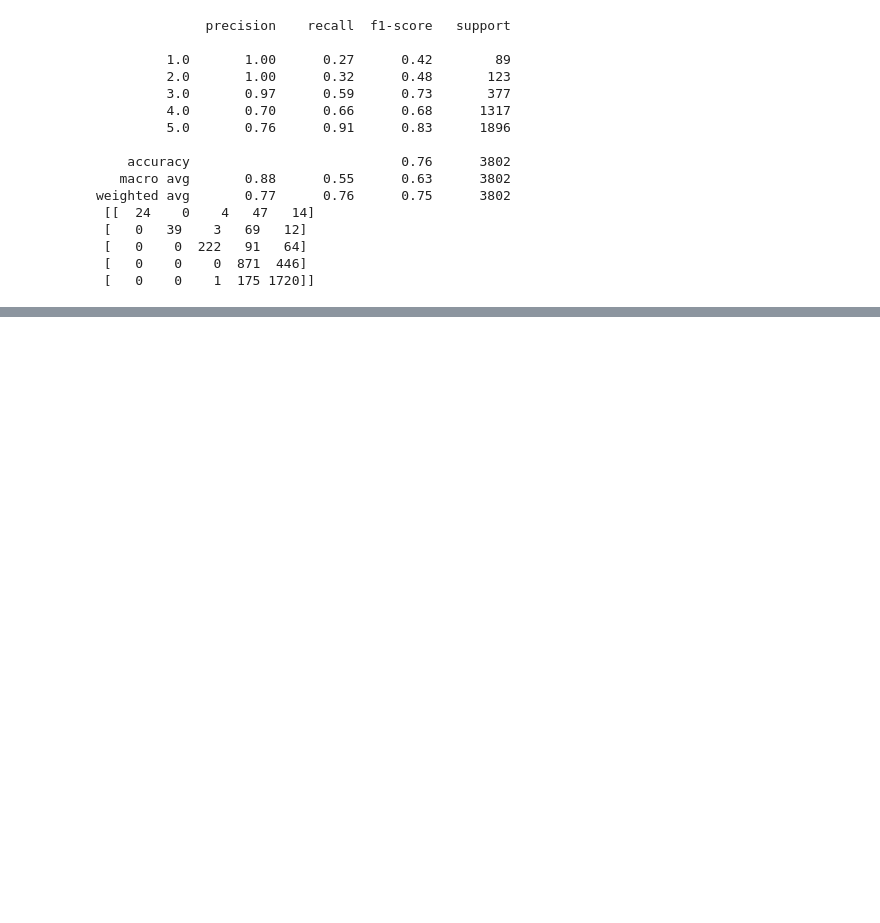
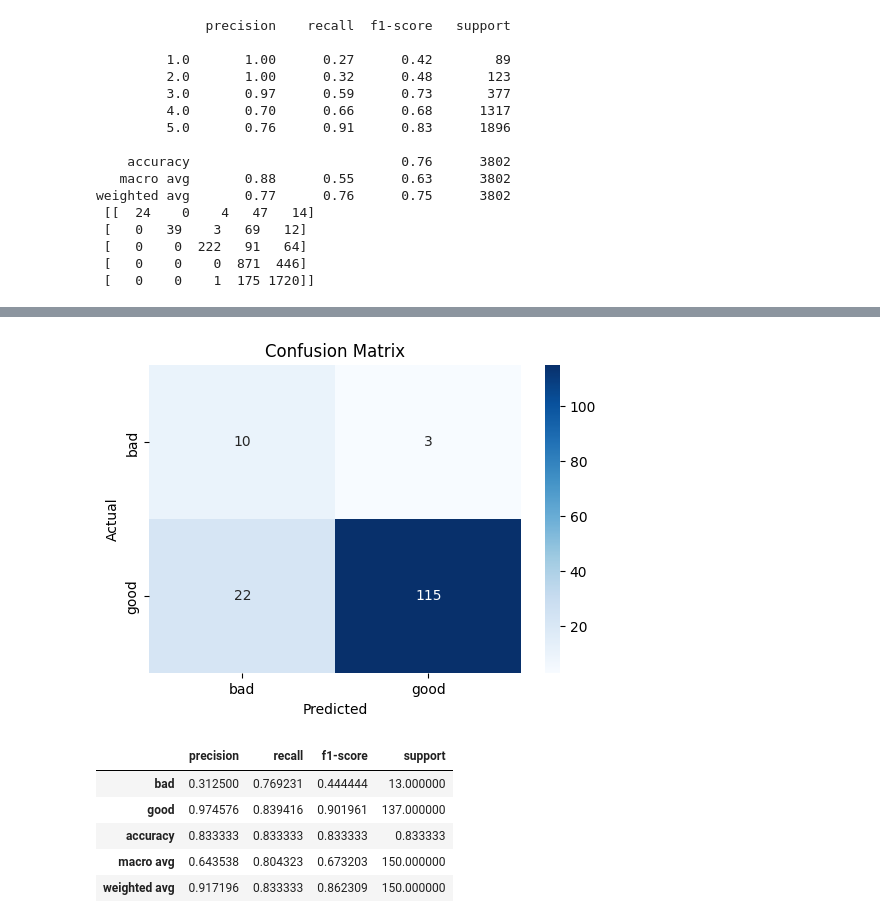
Before and after one commit to Lakes41/Course-Reviews-Sentiment-analysis, a Jupyter notebook: Main.ipynb, the cells around one changed output, grey strips where cells are left out. Cells and saved outputs as stored; diff of their text form; code cells hidden in the pictures; blank space fills up the shorter version.

```diff
--- a/Main.ipynb
+++ b/Main.ipynb
@@ -278,0 +445,35 @@ weighted avg       0.77      0.76      0.75      3802
+# %%
+# Prepare the features and labels from the cleaned test set for model application
+X_test_set_clean = test_set_clean['review_comment']
+y_test_set_clean = test_set_clean['review_rating']
+
+# Use the trained model to predict the sentiments of the reviews in the cleaned test set
+y_pred_test_set_clean = text_clf_upsampled_binary.predict(X_test_set_clean)
+
+# Calculate the classification report for the cleaned test set predictions
+report_test_set_clean = classification_report(y_test_set_clean, y_pred_test_set_clean, output_dict=True)
+
+# Calculate the confusion matrix for the cleaned test set predictions
+conf_matrix_test_set_clean = confusion_matrix(y_test_set_clean, y_pred_test_set_clean)
+
+# Convert classification report to DataFrame for better visualization
+report_test_set_clean_df = pd.DataFrame(report_test_set_clean).transpose()
+
+# Plot confusion matrix as a heatmap
+plt.figure(figsize=(6, 4))
+sns.heatmap(conf_matrix_test_set_clean, annot=True, fmt='d', cmap='Blues',
+            xticklabels=['bad', 'good'], yticklabels=['bad', 'good'])
+plt.ylabel('Actual')
+plt.xlabel('Predicted')
+plt.title('Confusion Matrix')
+plt.show()
+
+report_test_set_clean_df
+# %% [output]
+[figure, added]
+|  | precision | recall | f1-score | support |
+| bad | 0.312500 | 0.769231 | 0.444444 | 13.000000 |
+| good | 0.974576 | 0.839416 | 0.901961 | 137.000000 |
+| accuracy | 0.833333 | 0.833333 | 0.833333 | 0.833333 |
+| macro avg | 0.643538 | 0.804323 | 0.673203 | 150.000000 |
+| weighted avg | 0.917196 | 0.833333 | 0.862309 | 150.000000 |
```
Also changed, not shown: parts of 12 cells of this notebook.
